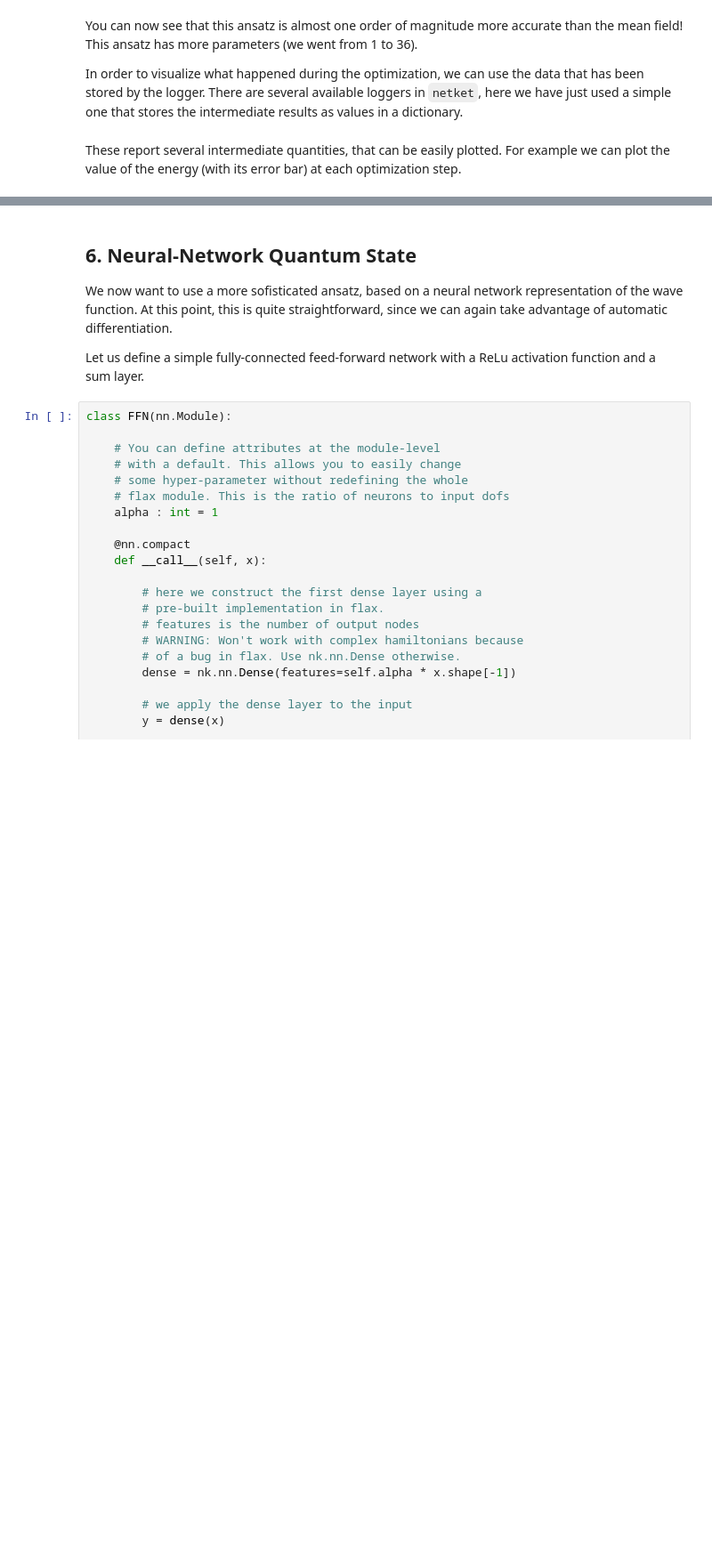
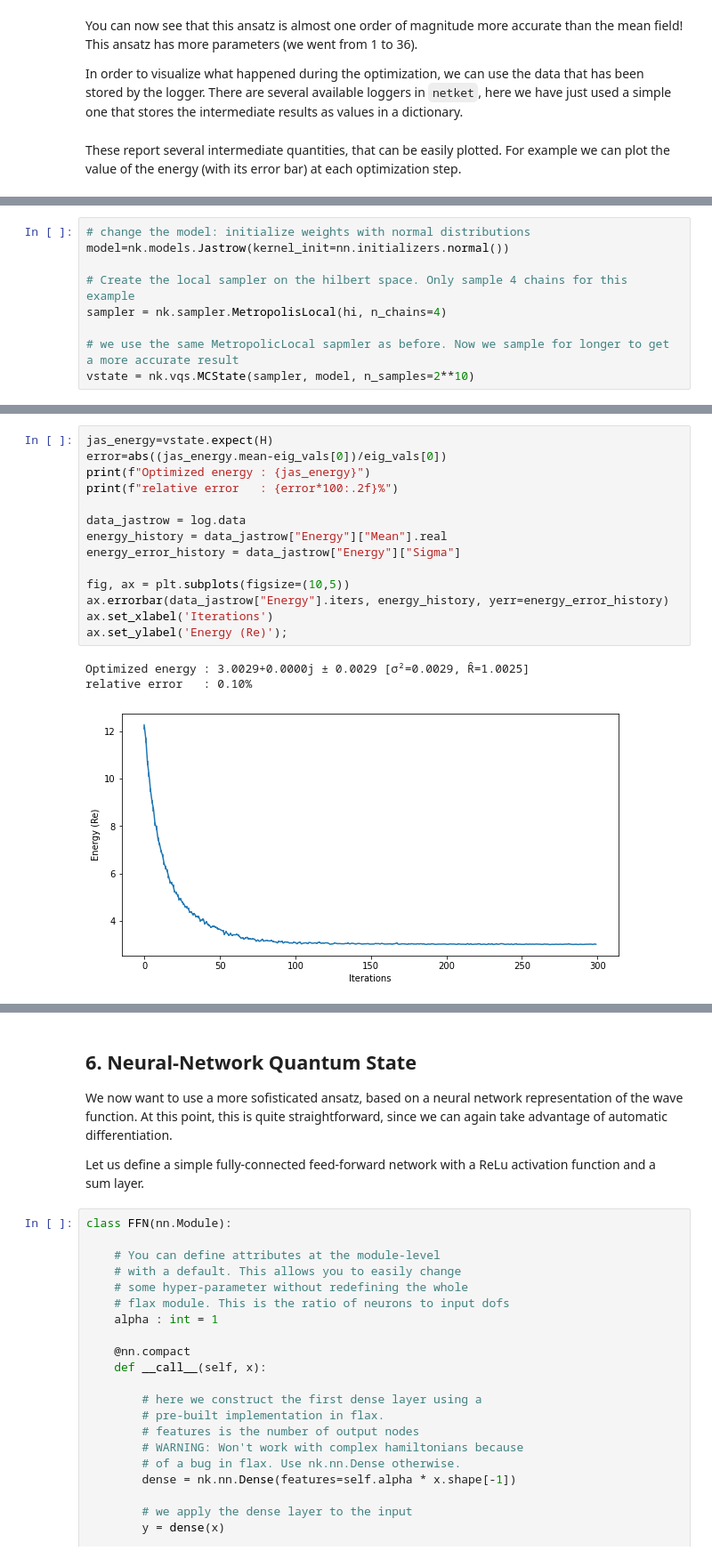
Before and after one commit to erinaldi/bmn2-netket, a Jupyter notebook: notebooks/HarmonicOscillators.ipynb, the cells around one changed output, grey strips where cells are left out. Shown at 89% size. Drawn from its saved outputs; the diff is of its cells as text; blank space fills up the shorter version.

```diff
--- a/notebooks/HarmonicOscillators.ipynb
+++ b/notebooks/HarmonicOscillators.ipynb
@@ -382,0 +456,9 @@ ax.set_ylabel('Energy (Re)');
+# %%
+# change the model: initialize weights with normal distributions
+model=nk.models.Jastrow(kernel_init=nn.initializers.normal())
+
+# Create the local sampler on the hilbert space. Only sample 4 chains for this example
+sampler = nk.sampler.MetropolisLocal(hi, n_chains=4)
+
+# we use the same MetropolicLocal sapmler as before. Now we sample for longer to get a more accurate result
+vstate = nk.vqs.MCState(sampler, model, n_samples=2**10)
@@ -383 +486,19 @@ ax.set_ylabel('Energy (Re)');
+# %%
+jas_energy=vstate.expect(H)
+error=abs((jas_energy.mean-eig_vals[0])/eig_vals[0])
+print(f"Optimized energy : {jas_energy}")
+print(f"relative error   : {error*100:.2f}%")
+
+data_jastrow = log.data
+energy_history = data_jastrow["Energy"]["Mean"].real
+energy_error_history = data_jastrow["Energy"]["Sigma"]
+
+fig, ax = plt.subplots(figsize=(10,5))
+ax.errorbar(data_jastrow["Energy"].iters, energy_history, yerr=energy_error_history)
+ax.set_xlabel('Iterations')
+ax.set_ylabel('Energy (Re)');
+# %% [output]
+Optimized energy : 3.0029+0.0000j ± 0.0029 [σ²=0.0029, R̂=1.0025]
+relative error   : 0.10%
+[figure, added]
 # %% [markdown]
```
Also changed, not shown: parts of 76 cells of this notebook, 1 other file.
